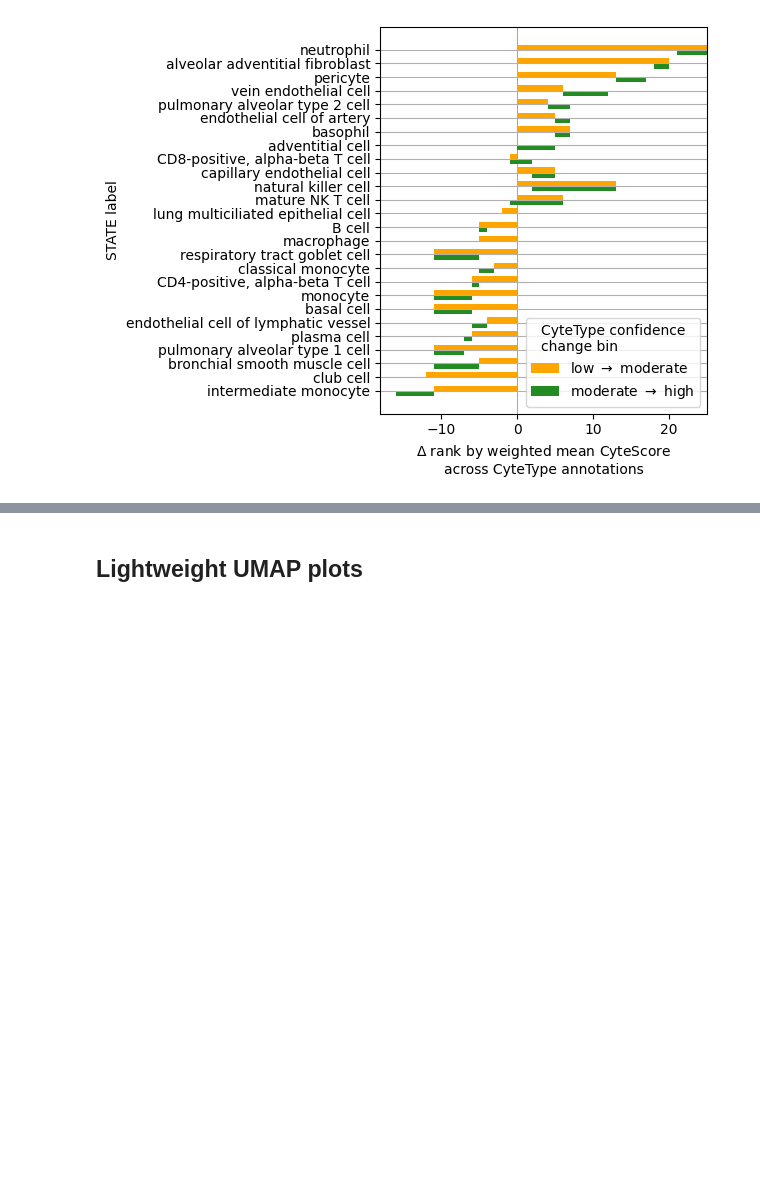
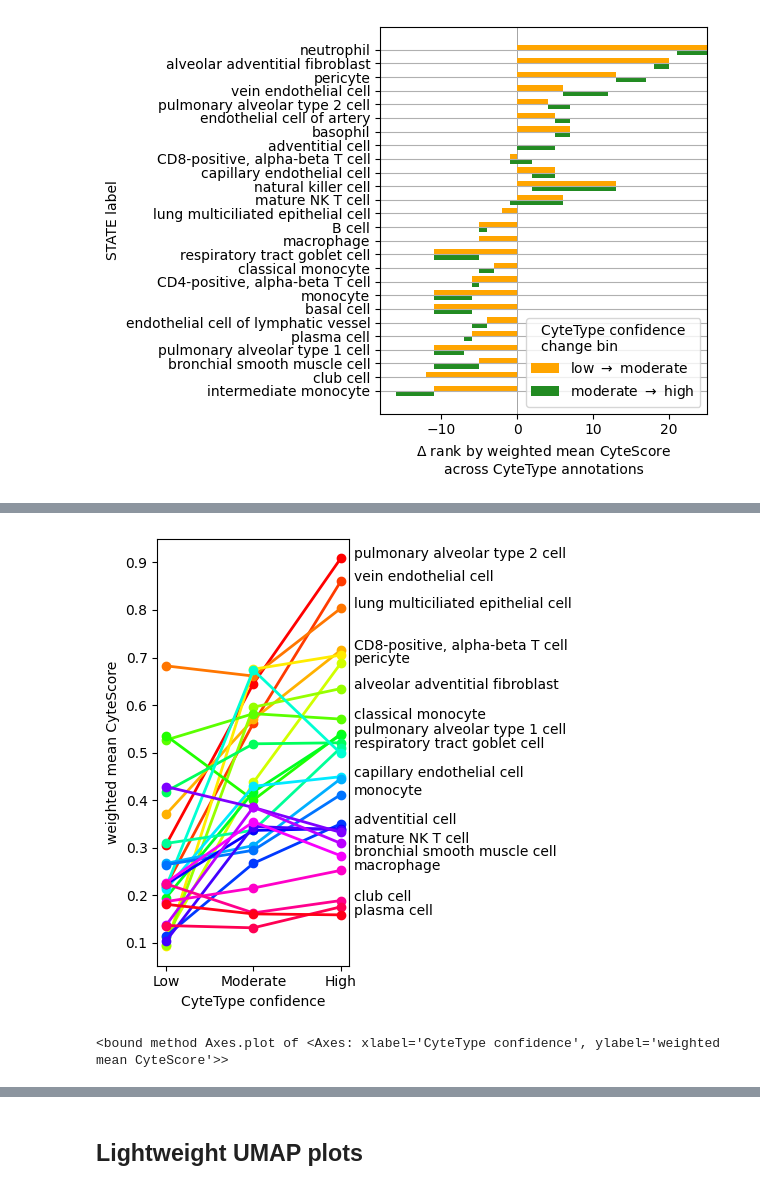
Before and after one commit to otodreas/scBaseCount_Pipeline, a Jupyter notebook: writeups/state_vs_cytetype/annotation_inspection.ipynb, the cells around one changed output, grey strips where cells are left out. Drawn from its saved outputs; the diff is of its cells as text; code cells hidden in the pictures; blank space fills up the shorter version.

```diff
--- a/writeups/state_vs_cytetype/annotation_inspection.ipynb
+++ b/writeups/state_vs_cytetype/annotation_inspection.ipynb
@@ -187,0 +362,45 @@ with pd.option_context("display.max_rows", None, "display.max_colwidth", None):
+# %%
+from scipy.stats import spearmanr
+import numpy as np
+
+# global trend used as the chart annotation (the "simplest stat" on this question)
+conf_ord_all = summary["cytetype_confidence"].map(CONF_ORDINAL)
+rho_all, p_all = spearmanr(conf_ord_all, summary["cytescore_similarity"])
+
+x = [CONF_ORDINAL[c] for c in CONF_ORDER]
+
+fig, ax = plt.subplots(figsize=(5, 5))
+
+last_position = 2
+n = len(s_bar)
+cmap = plt.get_cmap("hsv")  # or "plasma", "coolwarm", etc.
+
+for i, (ct, row) in enumerate(s_bar.sort_values("High", ascending=False).iterrows()):
+    # if ct in HIGHLIGHT:
+    ax.plot(
+        x,
+        row[CONF_ORDER].to_numpy(),
+        marker="o",
+        linewidth=2.0,
+        color=cmap(i / max(n - 1, 1)),
+        label=ct,
+    )
+    if last_position - row[CONF_ORDER].to_numpy()[-1] > 0.02:
+        ax.text(2.15, row[CONF_ORDER].to_numpy()[-1], ct)
+        last_position = row[CONF_ORDER].to_numpy()[-1]
+    # else:
+    #     ax.text(3.5, row[CONF_ORDER].to_numpy()[-1], ct)
+
+ax.set_xticks(x)
+ax.set_xticklabels(CONF_ORDER)
+ax.set_xlabel("CyteType confidence")
+ax.set_ylabel("weighted mean CyteScore")
+# ax.set_title(f"global Spearman " + rf"$\rho$={rho_all:.2f} (p={p_all:.1e})")
+# ax.legend(HIGHLIGHT, title="STATE label\n(top and bottom 3 largest delta shown)")
+plt.tight_layout()
+fig.savefig(FIGS_DIR / "cytescore_level_by_confidence.png", dpi=150, bbox_inches="tight")
+plt.show()
+ax.plot
+# %% [output]
+[figure, added]
+<bound method Axes.plot of <Axes: xlabel='CyteType confidence', ylabel='weighted mean CyteScore'>>
```
Also changed, not shown: parts of 13 cells of this notebook, 2 other files.
